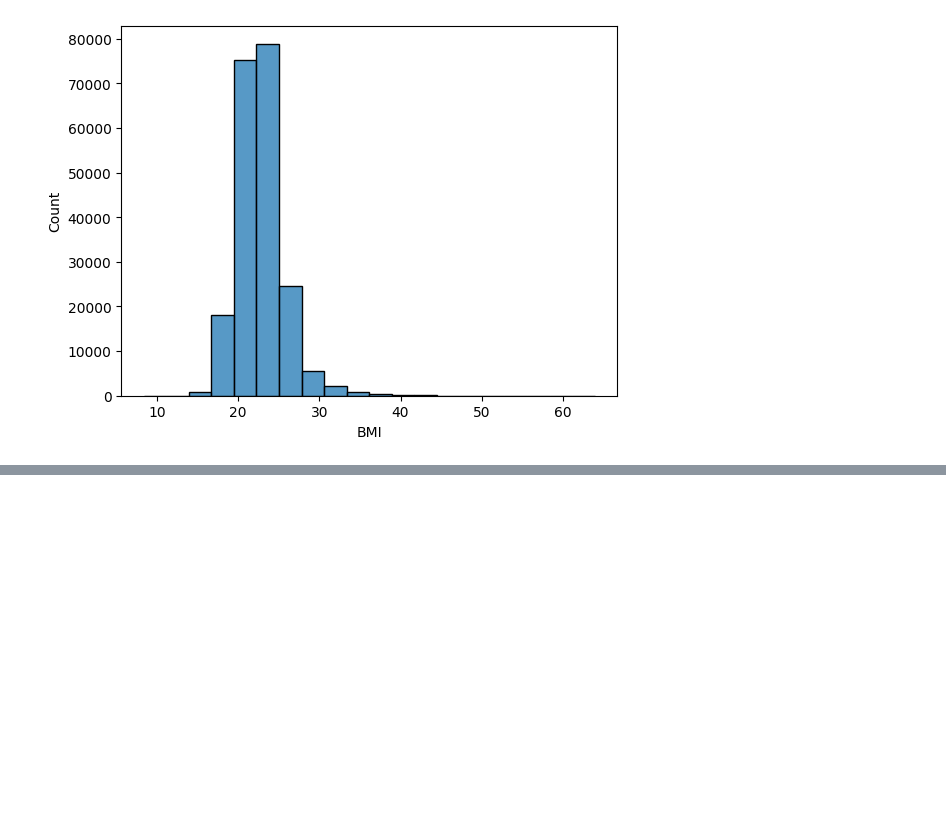
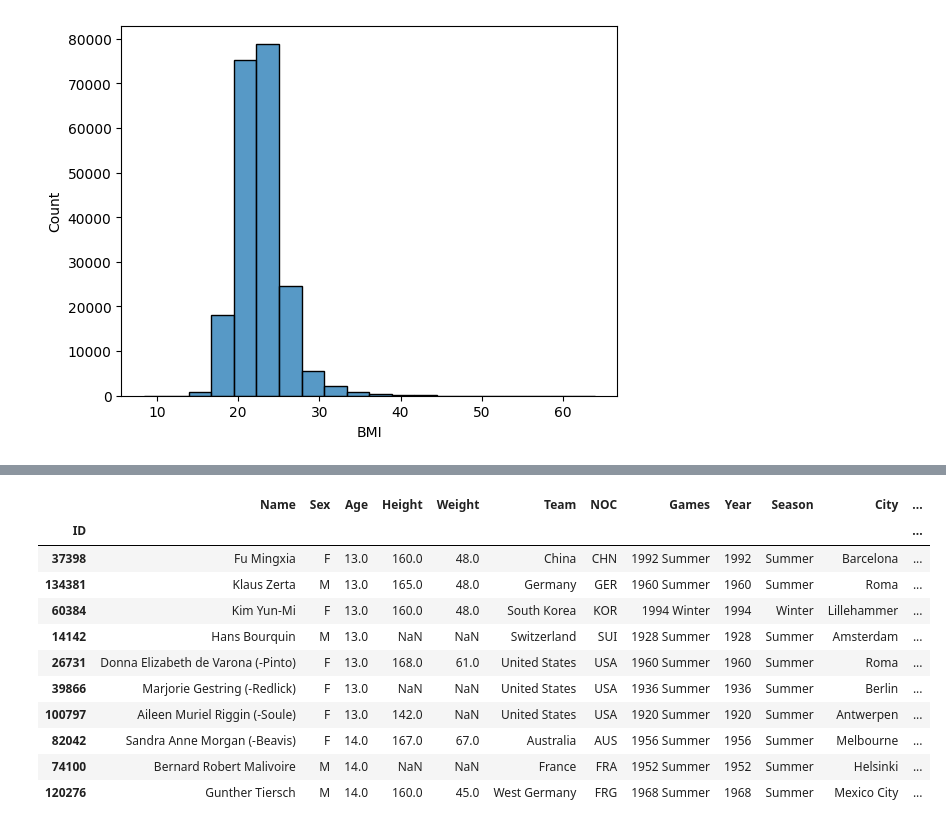
Before and after one commit to oscargbocanegra/learning, a Jupyter notebook: MachineLearning/c-udemy-analisis-datos-python-3/notebooks/04-manipulacion-datos-pandas.ipynb, the cells around one changed output, grey strips where cells are left out. Drawn from its saved outputs; the diff is of its cells as text; code cells hidden in the pictures; blank space fills up the shorter version.

```diff
--- a/MachineLearning/c-udemy-analisis-datos-python-3/notebooks/04-manipulacion-datos-pandas.ipynb
+++ b/MachineLearning/c-udemy-analisis-datos-python-3/notebooks/04-manipulacion-datos-pandas.ipynb
@@ -610,0 +771,16 @@ sb.histplot(olympics['BMI'], bins=20)
+# %%
+# Definiendo un segundo parametro para el ordenamiento.
+olympics_gold.sort_values(by= ['Age', 'NOC']).head(10)
+# %% [output]
+|  | Name | Sex | Age | Height | Weight | Team | NOC | Games | Year | Season | City | ... |
+| ID |  |  |  |  |  |  |  |  |  |  |  | ... |
+| 37398 | Fu Mingxia | F | 13.0 | 160.0 | 48.0 | China | CHN | 1992 Summer | 1992 | Summer | Barcelona | ... |
+| 134381 | Klaus Zerta | M | 13.0 | 165.0 | 48.0 | Germany | GER | 1960 Summer | 1960 | Summer | Roma | ... |
+| 60384 | Kim Yun-Mi | F | 13.0 | 160.0 | 48.0 | South Korea | KOR | 1994 Winter | 1994 | Winter | Lillehammer | ... |
+| 14142 | Hans Bourquin | M | 13.0 | NaN | NaN | Switzerland | SUI | 1928 Summer | 1928 | Summer | Amsterdam | ... |
+| 26731 | Donna Elizabeth de Varona (-Pinto) | F | 13.0 | 168.0 | 61.0 | United States | USA | 1960 Summer | 1960 | Summer | Roma | ... |
+| 39866 | Marjorie Gestring (-Redlick) | F | 13.0 | NaN | NaN | United States | USA | 1936 Summer | 1936 | Summer | Berlin | ... |
+| 100797 | Aileen Muriel Riggin (-Soule) | F | 13.0 | 142.0 | NaN | United States | USA | 1920 Summer | 1920 | Summer | Antwerpen | ... |
+| 82042 | Sandra Anne Morgan (-Beavis) | F | 14.0 | 167.0 | 67.0 | Australia | AUS | 1956 Summer | 1956 | Summer | Melbourne | ... |
+| 74100 | Bernard Robert Malivoire | M | 14.0 | NaN | NaN | France | FRA | 1952 Summer | 1952 | Summer | Helsinki | ... |
+| 120276 | Gunther Tiersch | M | 14.0 | 160.0 | 45.0 | West Germany | FRG | 1968 Summer | 1968 | Summer | Mexico City | ... |
```
Also changed, not shown: parts of 21 cells of this notebook.
